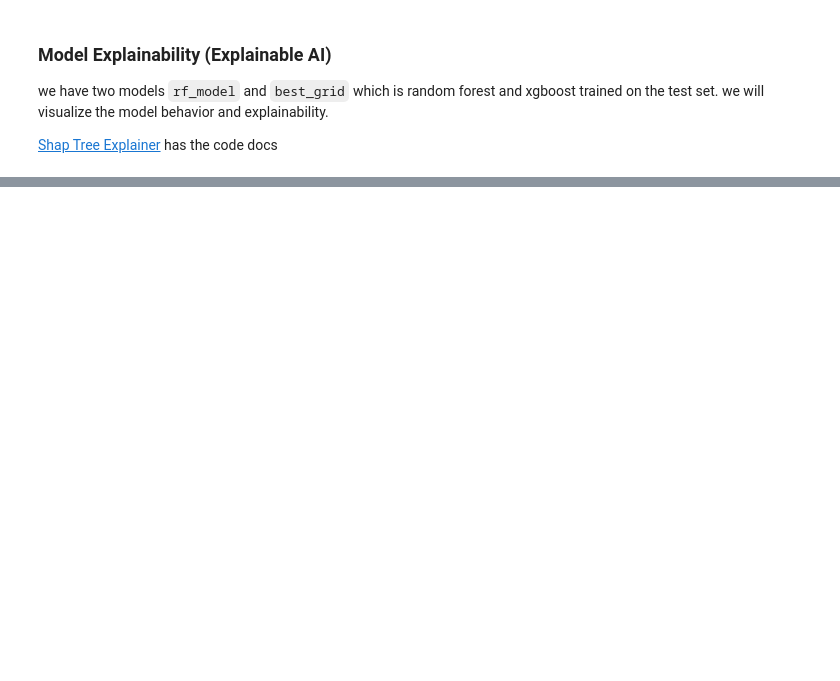
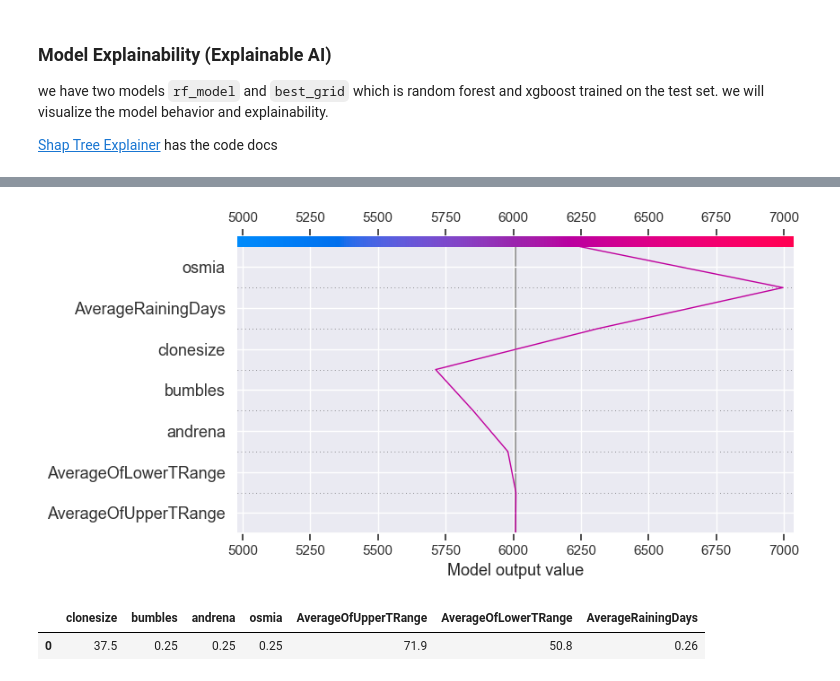
Before and after one commit to gbiamgaurav/Wild-Blue-Berry-Prediction, a Jupyter notebook: Notebook/wild_blueberry_notebook.ipynb, the cells around one changed output, grey strips where cells are left out. Cells and saved outputs as stored; diff of their text form; code cells hidden in the pictures; blank space fills up the shorter version.

```diff
--- a/Notebook/wild_blueberry_notebook.ipynb
+++ b/Notebook/wild_blueberry_notebook.ipynb
@@ -723,0 +749,4 @@ shap.initjs()
+# %%
+shap.decision_plot(explainer.expected_value[0], shap_values[0], feature_names=list(X_train.columns))
+# %% [output]
+[figure, added]
@@ -723,0 +760,5 @@ shap.initjs()
+# %%
+X.iloc[X_idx:X_idx+1,:]
+# %% [output]
+|  | clonesize | bumbles | andrena | osmia | AverageOfUpperTRange | AverageOfLowerTRange | AverageRainingDays |
+| 0 | 37.5 | 0.25 | 0.25 | 0.25 | 71.9 | 50.8 | 0.26 |
```
Also changed, not shown: parts of 30 cells of this notebook, 2 other files.
